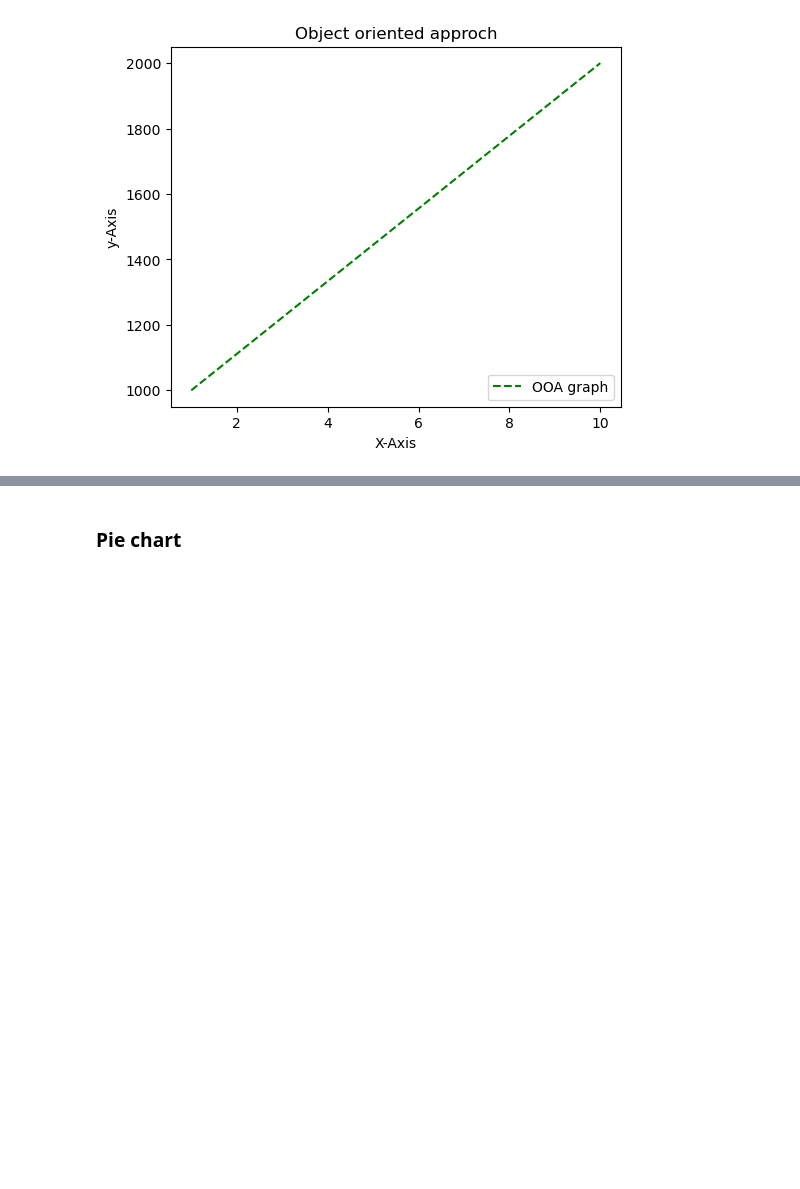
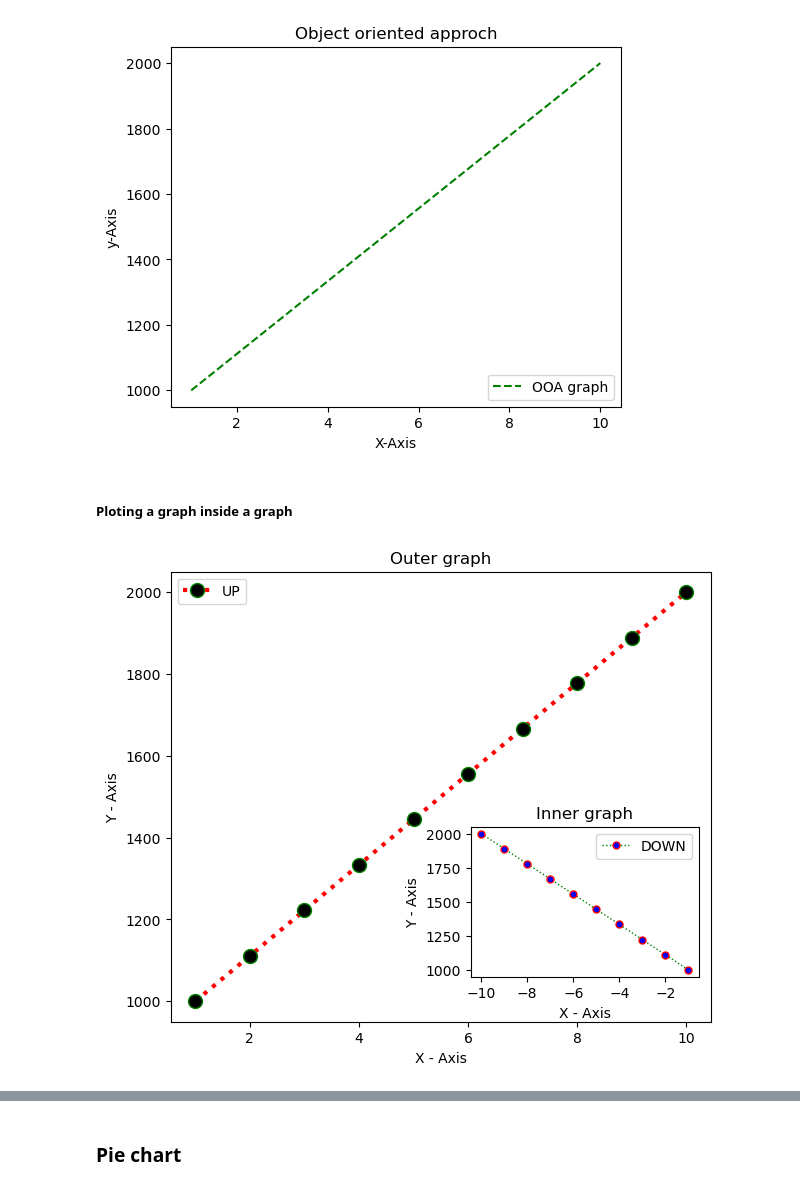
Before and after one commit to Sureshkrishh/Datascience-notes, a Jupyter notebook: 1. Python/011. Matplotlib.ipynb, the cells around one changed output, grey strips where cells are left out. Saved outputs shown, nothing was run; the diff lists cells and outputs as text; code cells hidden in the pictures; blank space fills up the shorter version.

```diff
--- a/1. Python/011. Matplotlib.ipynb
+++ b/1. Python/011. Matplotlib.ipynb
@@ -214,3 +219,29 @@ axes.legend(loc=4)
 plt.show()
 # %% [output]
 [figure]
+# %% [markdown]
+##### Ploting a graph inside a graph
+# %%
+fig = plt.figure(figsize=(6,5),dpi=100)
+
+axes1 = fig.add_axes([0.1,0.1,0.9,0.9])
+axes2 = fig.add_axes([0.6,0.19,0.38,0.3])
+
+
+axes1.plot(ar1, ar2, color='red', linestyle=':', linewidth=3,
+         marker='o', markersize=10, markerfacecolor='black',markeredgecolor='green', label='UP')
+axes1.set_xlabel('X - Axis')
+axes1.set_ylabel('Y - Axis')
+axes1.set_title('Outer graph')
+axes1.legend(loc=0)
+
+axes2.plot(-ar1, ar2, color='green', linestyle=':', linewidth=1,
+         marker='o', markersize=5, markerfacecolor='blue',markeredgecolor='red', label='DOWN')
+axes2.set_xlabel('X - Axis')
+axes2.set_ylabel('Y - Axis')
+axes2.set_title('Inner graph')
+axes2.legend(loc=0)
+
+plt.show()
+# %% [output]
+[figure, added]
```
Also changed, not shown: parts of 20 cells of this notebook, 2 other files.
